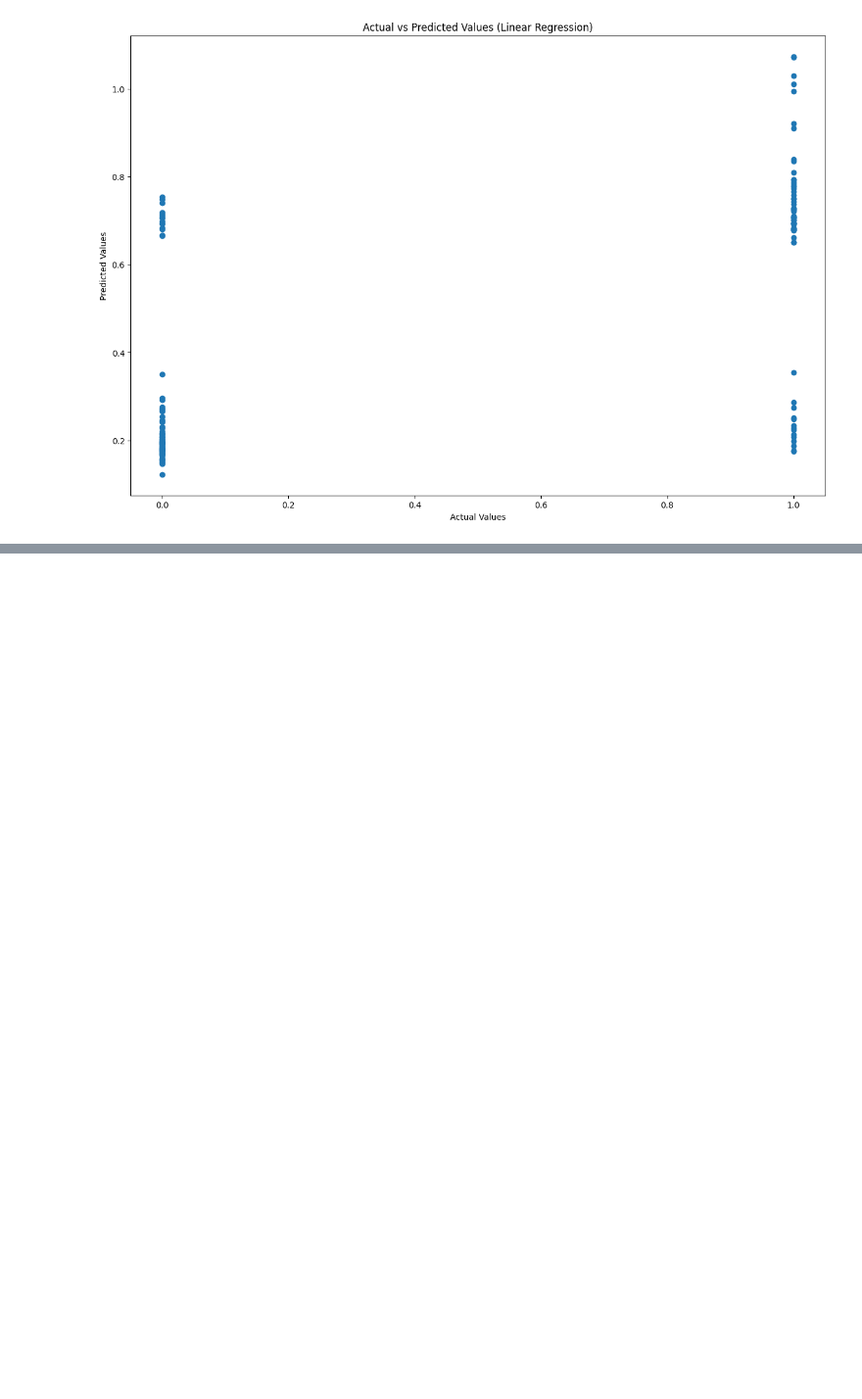
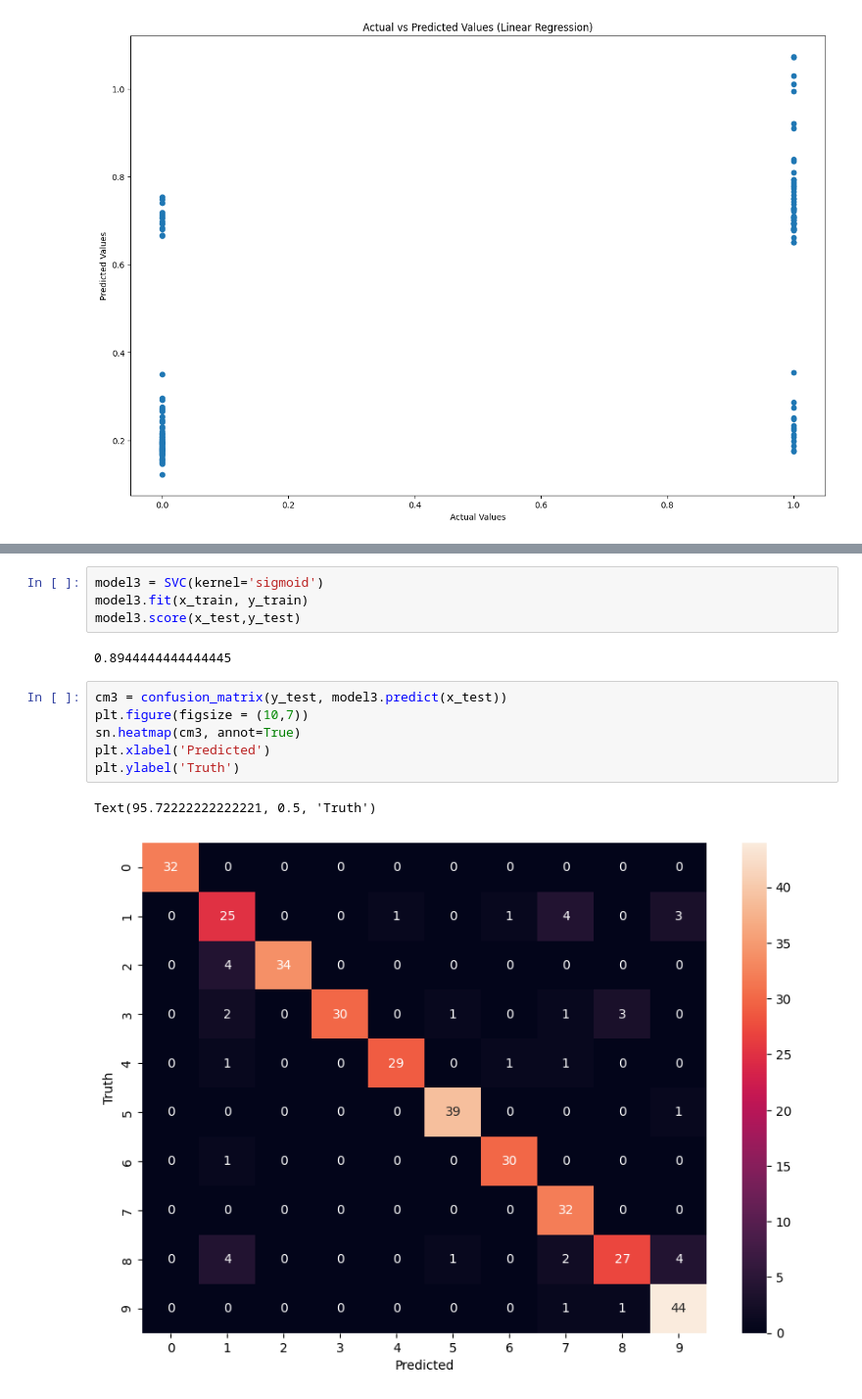
Before and after one commit to KPorus/machine-learning-and-python, a Jupyter notebook: ML.ipynb, the cells around one changed output, grey strips where cells are left out. Shown at 98% size. Drawn from its saved outputs; the diff is of its cells as text; blank space fills up the shorter version.

```diff
--- a/ML.ipynb
+++ b/ML.ipynb
@@ -1255,0 +1339,15 @@ import pandas as pd
+# %%
+model3 = SVC(kernel='sigmoid')
+model3.fit(x_train, y_train)
+model3.score(x_test,y_test)
+# %% [output]
+0.8944444444444445
+# %%
+cm3 = confusion_matrix(y_test, model3.predict(x_test))
+plt.figure(figsize = (10,7))
+sn.heatmap(cm3, annot=True)
+plt.xlabel('Predicted')
+plt.ylabel('Truth')
+# %% [output]
+Text(95.72222222222221, 0.5, 'Truth')
+[figure, added]
```
Also changed, not shown: parts of 64 cells of this notebook.
